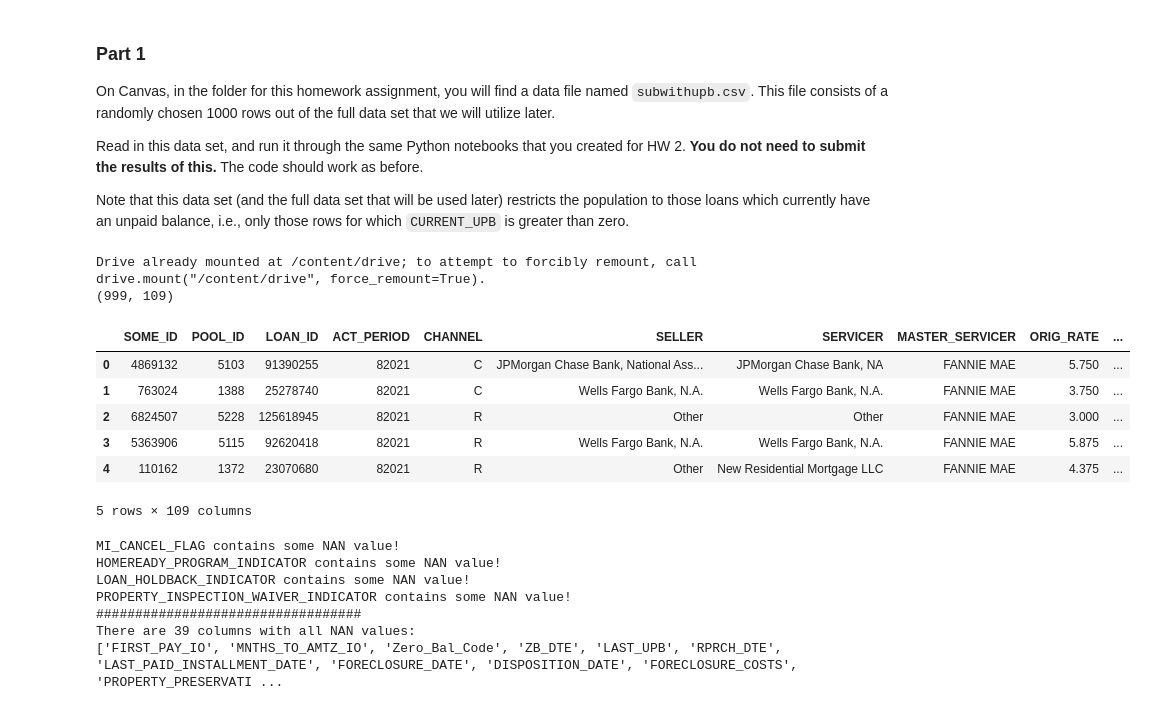
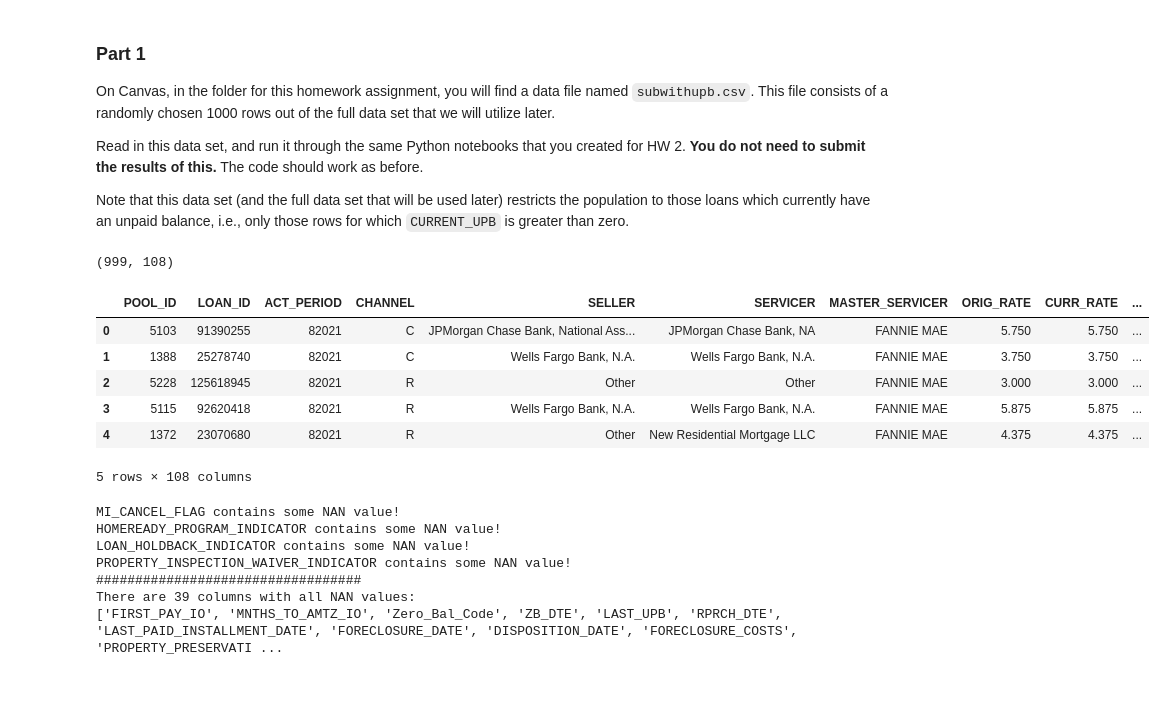
Before and after one commit to sergey-avvakumov/fds2project, a Jupyter notebook: HW3_2021.ipynb, the cells around one changed output. Drawn from its saved outputs; the diff is of its cells as text; code cells hidden in the pictures.

```diff
--- a/HW3_2021.ipynb
+++ b/HW3_2021.ipynb
@@ -23,7 +23,7 @@ import pandas as pd
 
 loandata = pd.read_csv("subwithupb.csv", sep='|')
 
-loandata.columns = ("SOME_ID", "POOL_ID", "LOAN_ID", "ACT_PERIOD", "CHANNEL", "SELLER",
+loandata.columns = ("POOL_ID", "LOAN_ID", "ACT_PERIOD", "CHANNEL", "SELLER",
                     "SERVICER", "MASTER_SERVICER", "ORIG_RATE", "CURR_RATE",
                     "ORIG_UPB", "ISSUANCE_UPB", "CURRENT_UPB", "ORIG_TERM",
                     "ORIG_DATE", "FIRST_PAY", "LOAN_AGE", "REM_MONTHS",
@@ -45,42 +45,41 @@ loandata.columns = ("SOME_ID", "POOL_ID", "LOAN_ID", "ACT_PERIOD", "CHANNEL", "S
                     "REPURCHASES_MAKE_WHOLE_PROCEEDS",
                     "OTHER_FORECLOSURE_PROCEEDS", "NON_INTEREST_BEARING_UPB",
                     "PRINCIPAL_FORGIVENESS_AMOUNT", "ORIGINAL_LIST_START_DATE",
                     "ORIGINAL_LIST_PRICE", "CURRENT_LIST_START_DATE",
                     "CURRENT_LIST_PRICE", "ISSUE_SCOREB", "ISSUE_SCOREC",
                     "CURR_SCOREB", "CURR_SCOREC", "MI_TYPE", "SERV_IND",
                     "CURRENT_PERIOD_MODIFICATION_LOSS_AMOUNT",
                     "CUMULATIVE_MODIFICATION_LOSS_AMOUNT",
                     "CURRENT_PERIOD_CREDIT_EVENT_NET_GAIN_OR_LOSS",
                     "CUMULATIVE_CREDIT_EVENT_NET_GAIN_OR_LOSS",
                     "HOMEREADY_PROGRAM_INDICATOR",
                     "FORECLOSURE_PRINCIPAL_WRITE_OFF_AMOUNT",
                     "RELOCATION_MORTGAGE_INDICATOR",
                     "ZERO_BALANCE_CODE_CHANGE_DATE", "LOAN_HOLDBACK_INDICATOR",
                     "LOAN_HOLDBACK_EFFECTIVE_DATE","DELINQUENT_ACCRUED_INTEREST",
                     "PROPERTY_INSPECTION_WAIVER_INDICATOR",
                     "HIGH_BALANCE_LOAN_INDICATOR", "ARM_5_YR_INDICATOR",
                     "ARM_PRODUCT_TYPE", "MONTHS_UNTIL_FIRST_PAYMENT_RESET",
                     "MONTHS_BETWEEN_SUBSEQUENT_PAYMENT_RESET",
                     "INTEREST_RATE_CHANGE_DATE", "PAYMENT_CHANGE_DATE",
                     "ARM_INDEX","ARM_CAP_STRUCTURE", "INITIAL_INTEREST_RATE_CAP",
                     "PERIODIC_INTEREST_RATE_CAP","LIFETIME_INTEREST_RATE_CAP",
                     "MARGIN", "BALLOON_INDICATOR","PLAN_NUMBER",
                     "FORBEARANCE_INDICATOR",
                     "HIGH_LOAN_TO_VALUE_HLTV_REFINANCE_OPTION_INDICATOR",
                     "DEAL_NAME", "RE_PROCS_FLAG", "ADR_TYPE", "ADR_COUNT",
                     "ADR_UPB")
 print(loandata.shape)
 loandata.head()
 # %% [output]
-Drive already mounted at /content/drive; to attempt to forcibly remount, call drive.mount("/content/drive", force_remount=True).
-(999, 109)
+(999, 108)
-|  | SOME_ID | POOL_ID | LOAN_ID | ACT_PERIOD | CHANNEL | SELLER | SERVICER | MASTER_SERVICER | ORIG_RATE | ... |
-| 0 | 4869132 | 5103 | 91390255 | 82021 | C | JPMorgan Chase Bank, National Ass... | JPMorgan Chase Bank, NA | FANNIE MAE | 5.750 | ... |
-| 1 | 763024 | 1388 | 25278740 | 82021 | C | Wells Fargo Bank, N.A. | Wells Fargo Bank, N.A. | FANNIE MAE | 3.750 | ... |
-| 2 | 6824507 | 5228 | 125618945 | 82021 | R | Other | Other | FANNIE MAE | 3.000 | ... |
-| 3 | 5363906 | 5115 | 92620418 | 82021 | R | Wells Fargo Bank, N.A. | Wells Fargo Bank, N.A. | FANNIE MAE | 5.875 | ... |
-| 4 | 110162 | 1372 | 23070680 | 82021 | R | Other | New Residential Mortgage LLC | FANNIE MAE | 4.375 | ... |
+|  | POOL_ID | LOAN_ID | ACT_PERIOD | CHANNEL | SELLER | SERVICER | MASTER_SERVICER | ORIG_RATE | CURR_RATE | ... |
+| 0 | 5103 | 91390255 | 82021 | C | JPMorgan Chase Bank, National Ass... | JPMorgan Chase Bank, NA | FANNIE MAE | 5.750 | 5.750 | ... |
+| 1 | 1388 | 25278740 | 82021 | C | Wells Fargo Bank, N.A. | Wells Fargo Bank, N.A. | FANNIE MAE | 3.750 | 3.750 | ... |
+| 2 | 5228 | 125618945 | 82021 | R | Other | Other | FANNIE MAE | 3.000 | 3.000 | ... |
+| 3 | 5115 | 92620418 | 82021 | R | Wells Fargo Bank, N.A. | Wells Fargo Bank, N.A. | FANNIE MAE | 5.875 | 5.875 | ... |
+| 4 | 1372 | 23070680 | 82021 | R | Other | New Residential Mortgage LLC | FANNIE MAE | 4.375 | 4.375 | ... |
-5 rows × 109 columns
+5 rows × 108 columns
 # %%
 import numpy as np
 columns_with_all_nan = []
```
Also changed, not shown: parts of 6 cells of this notebook.
